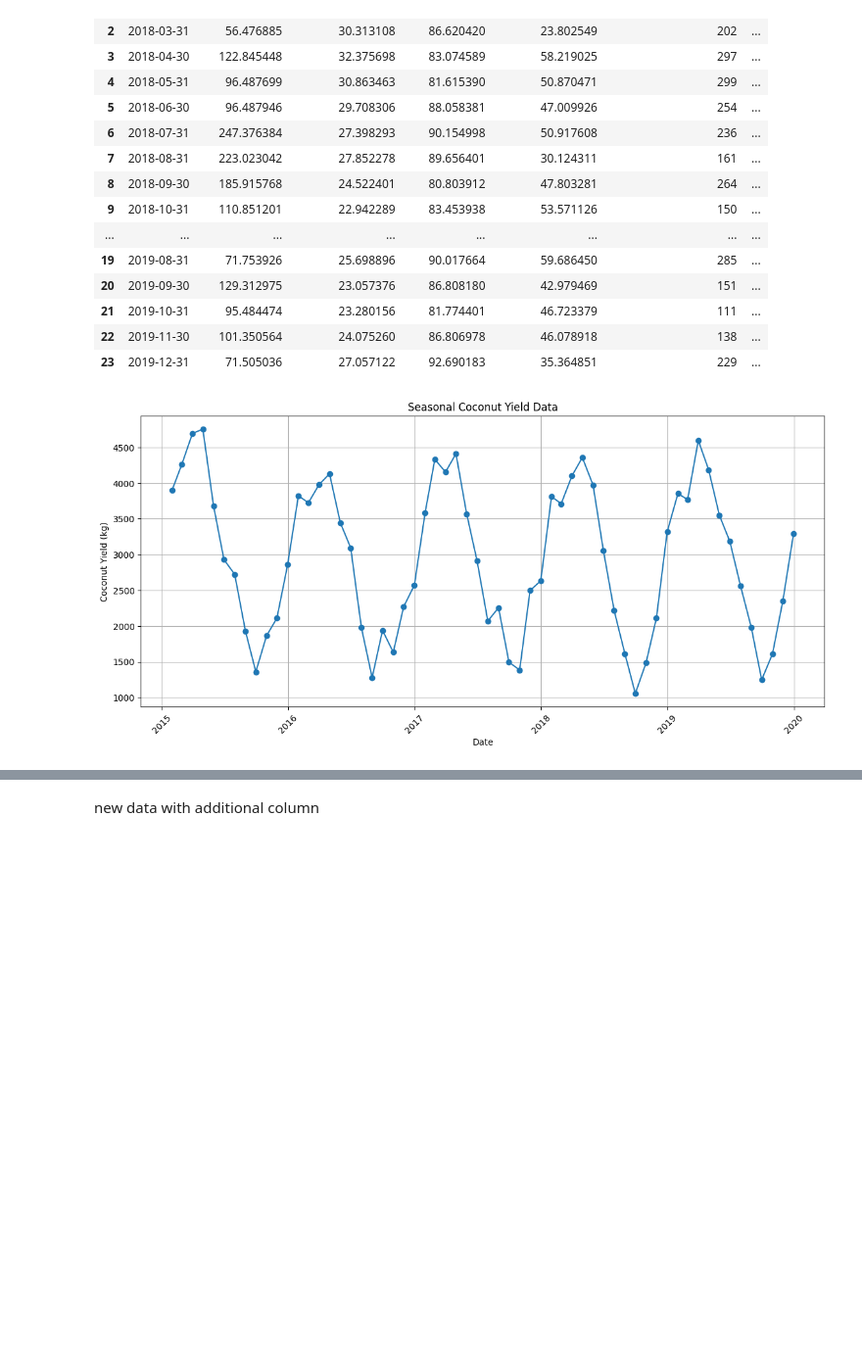
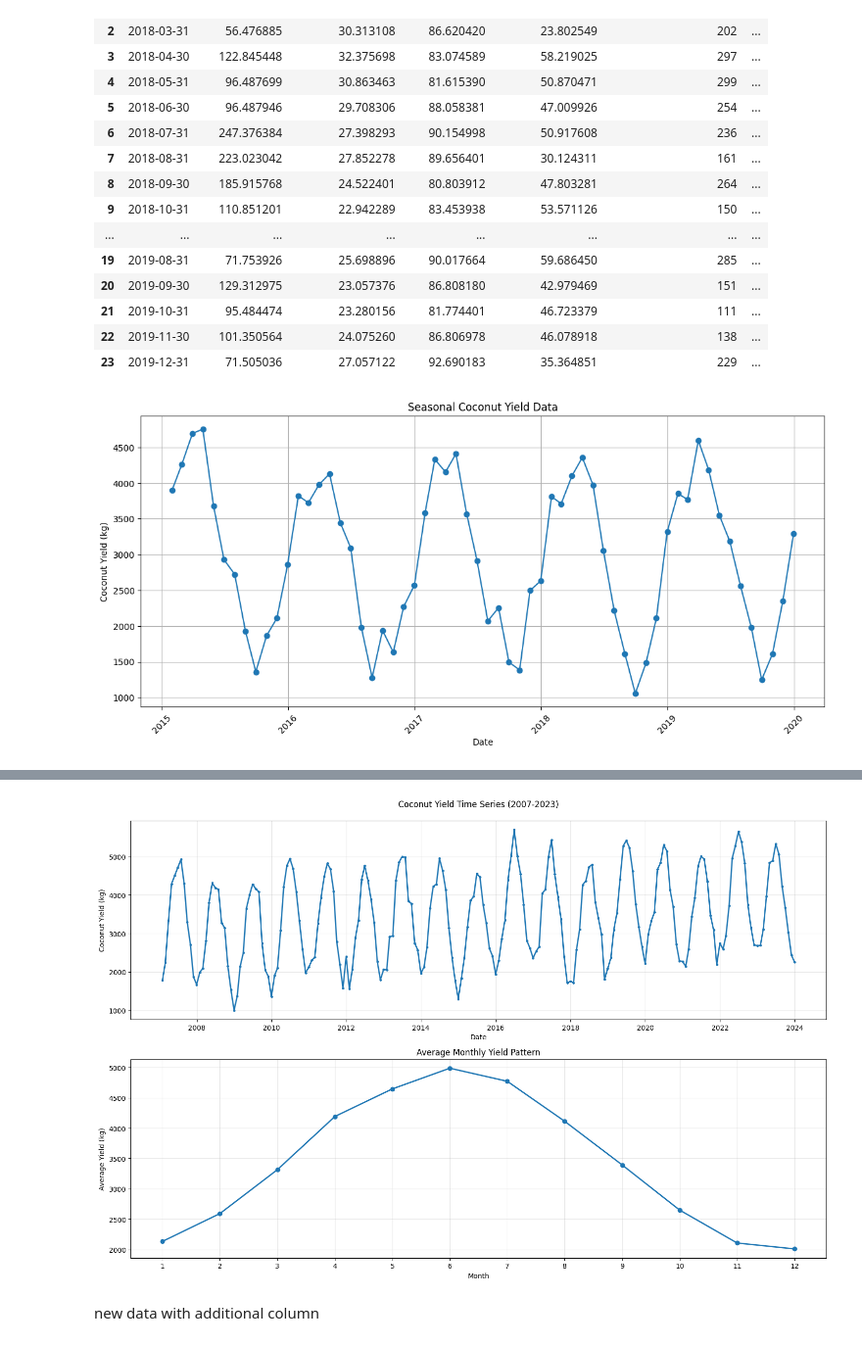
Before and after one commit to thanujaD00/Research_Procjct, a Jupyter notebook: CoconutYieldPrediction/dataset.ipynb, the cells around one changed output, grey strips where cells are left out. Shown: that part at 98% size. Cells and saved outputs as stored; diff of their text form; code cells hidden in the pictures; blank space fills up the shorter version.

```diff
--- a/CoconutYieldPrediction/dataset.ipynb
+++ b/CoconutYieldPrediction/dataset.ipynb
@@ -165,3 +124,96 @@ plt.show()
+# %%
+import pandas as pd
+import numpy as np
+import matplotlib.pyplot as plt
+
+# Set a random seed for reproducibility
+np.random.seed(42)
+
+# Define parameters
+years = 17  # approximately 200 months
+months = 12
+date_range = pd.date_range(start='2007-01-01', end='2023-12-31', freq='M')
+
+# Create base seasonal pattern
+def generate_yield_data(date_range):
+    # Base parameters
+    seasonal_amplitude = 1500
+    base_yield = 3000
+    trend_factor = 0.5  # Slight upward trend per year
+
+    # Time components
+    months = date_range.month
+    years = (date_range.year - date_range.year.min())
+
+    # Generate components
+    # Seasonal pattern (varies by month)
+    seasonal_effect = seasonal_amplitude * np.sin(2 * np.pi * (months - 3) / 12)
+
+    # Long-term trend
+    trend = years * trend_factor * 100
+
+    # Add cyclical variation (3-year cycle)
+    cyclical = 300 * np.sin(2 * np.pi * (years * 12 + months) / (3 * 12))
+
+    # Random variations (higher in peak seasons)
+    base_noise = np.random.normal(0, 200, len(date_range))
+    seasonal_noise = np.random.normal(0, 100 * np.abs(np.sin(2 * np.pi * months / 12)), len(date_range))
+
+    # Combine all components
+    yield_data = (base_yield +
+                 seasonal_effect +
+                 trend +
+                 cyclical +
+                 base_noise +
+                 seasonal_noise)
+
+    # Add some random shocks (unusual events)
+    shock_mask = np.random.random(len(date_range)) < 0.05  # 5% chance of shock
+    shocks = np.random.normal(0, 500, len(date_range)) * shock_mask
+
+    yield_data += shocks
+
+    # Ensure no negative yields and round to 3 decimals
+    yield_data = np.maximum(yield_data, 1000)
+    yield_data = np.round(yield_data, 3)
+
+    return yield_data
+
+# Generate yield data
+yield_data = generate_yield_data(date_range)
+
+# Create DataFrame
+df_seasonal = pd.DataFrame({
+    'Date': date_range,
+    'Coconut Yield (kg)': yield_data
+})
+
+# Create visualizations
+plt.figure(figsize=(15, 10))
+
+# Main time series plot
+plt.subplot(2, 1, 1)
+plt.plot(df_seasonal['Date'], df_seasonal['Coconut Yield (kg)'],
+         linewidth=2, marker='.', markersize=5)
+plt.title('Coconut Yield Time Series (2007-2023)', pad=20)
+plt.xlabel('Date')
+plt.ylabel('Coconut Yield (kg)')
+plt.grid(True, alpha=0.3)
+
+# Seasonal pattern plot
+plt.subplot(2, 1, 2)
+monthly_avg = df_seasonal.groupby(df_seasonal['Date'].dt.month)['Coconut Yield (kg)'].mean()
+plt.plot(range(1, 13), monthly_avg, marker='o', linewidth=2)
+plt.title('Average Monthly Yield Pattern')
+plt.xlabel('Month')
+plt.ylabel('Average Yield (kg)')
+plt.grid(True, alpha=0.3)
+plt.xticks(range(1, 13))
+
+plt.tight_layout()
+plt.show()
+# %% [output]
+[figure, added]
 # %%
 df_seasonal.to_csv('seasonal_coconut_yield_data_2.csv', index=False)
 # %% [markdown]
```
Also changed, not shown: parts of 1 cell of this notebook, 5 other files.
